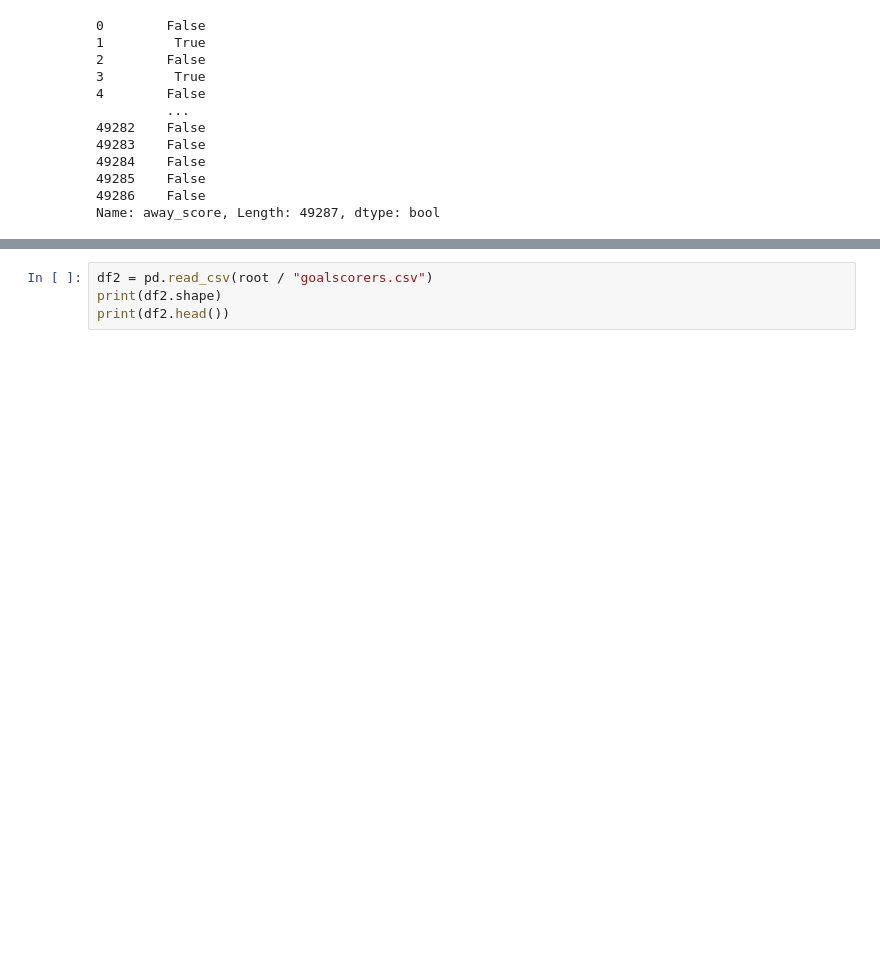
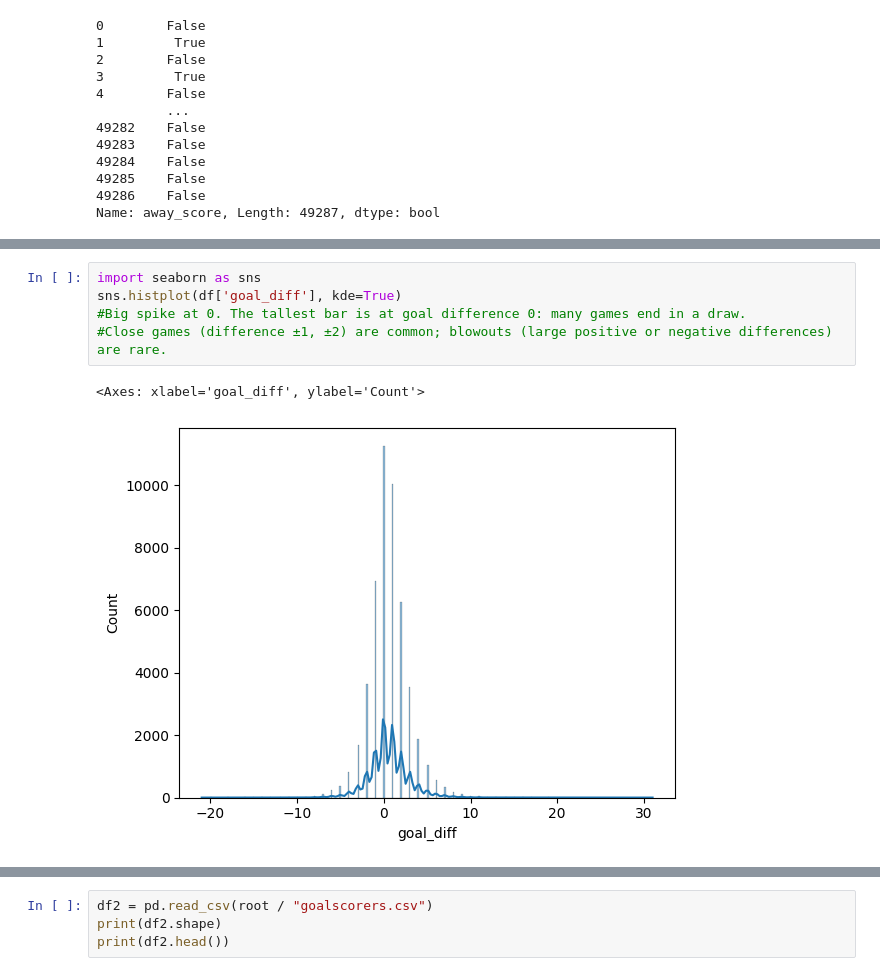
Before and after one commit to zornitsahh3/AI-ML, a Jupyter notebook: international-football-results_kaggle.ipynb, the cells around one changed output, grey strips where cells are left out. Drawn from its saved outputs; the diff is of its cells as text; blank space fills up the shorter version.

```diff
--- a/international-football-results_kaggle.ipynb
+++ b/international-football-results_kaggle.ipynb
@@ -119,0 +257,8 @@ Name: away_score, Length: 49287, dtype: bool
+# %%
+import seaborn as sns
+sns.histplot(df['goal_diff'], kde=True)
+#Big spike at 0. The tallest bar is at goal difference 0: many games end in a draw.
+#Close games (difference ±1, ±2) are common; blowouts (large positive or negative differences) are rare.
+# %% [output]
+<Axes: xlabel='goal_diff', ylabel='Count'>
+[figure, added]
```
Also changed, not shown: parts of 11 cells of this notebook.
